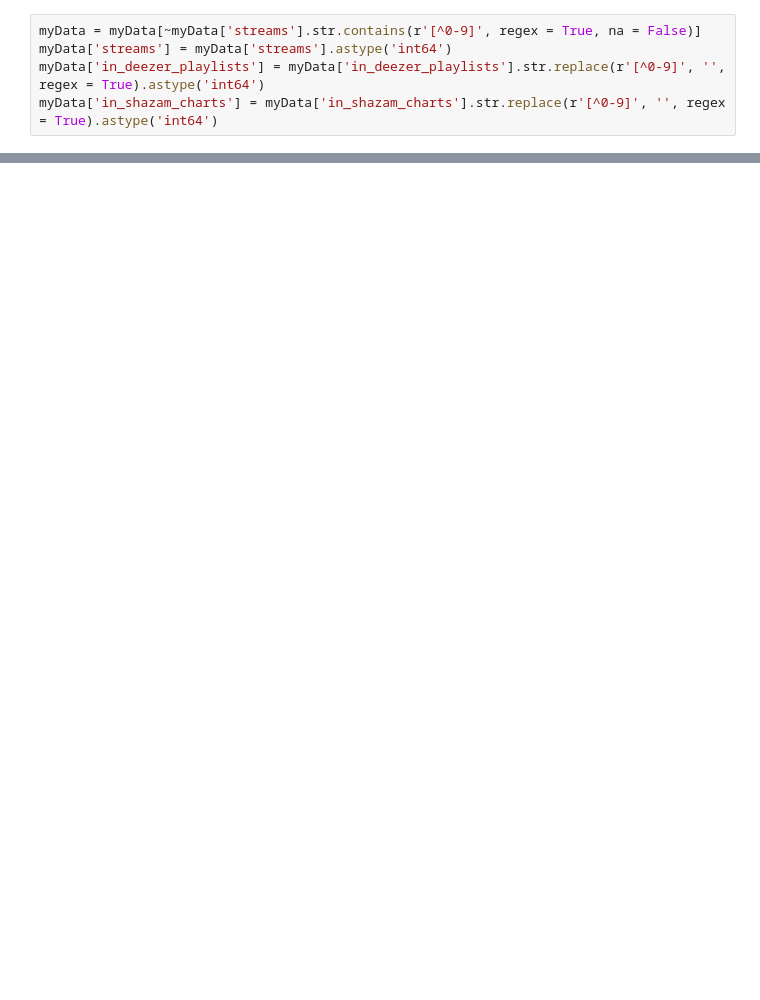
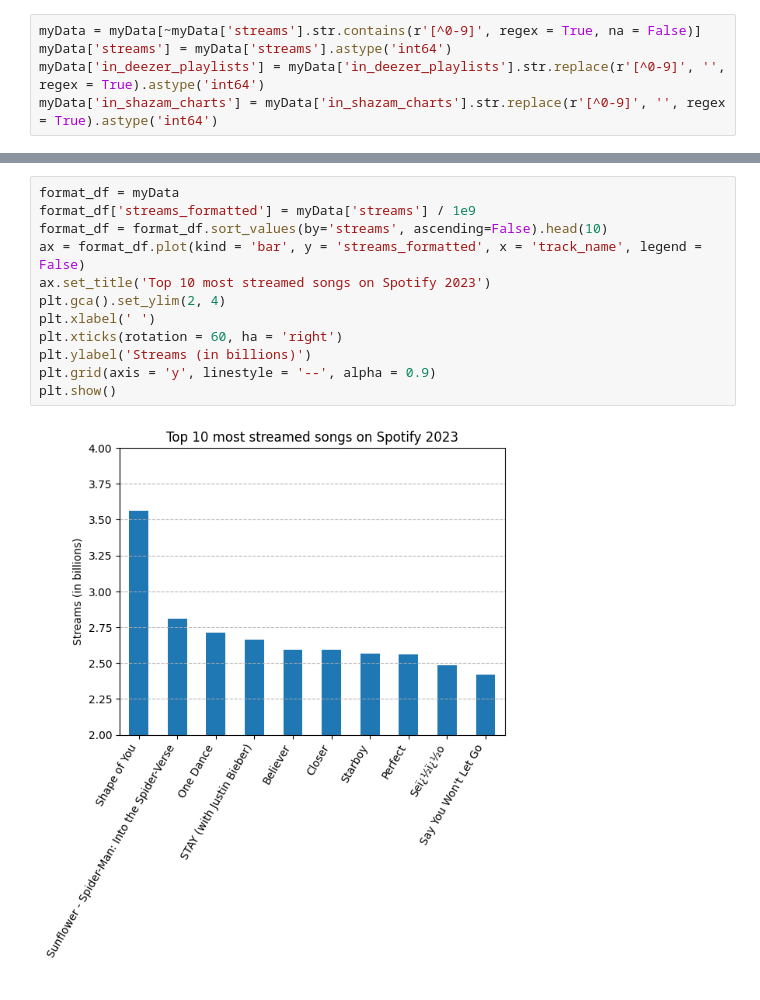
Before and after one commit to ad-mz/Python-Jupyter, a Jupyter notebook: case_study.ipynb, the cells around one changed output, grey strips where cells are left out. Drawn from its saved outputs; the diff is of its cells as text; blank space fills up the shorter version.

```diff
--- a/case_study.ipynb
+++ b/case_study.ipynb
@@ -141,0 +133,14 @@ plt.show()
+# %%
+format_df = myData
+format_df['streams_formatted'] = myData['streams'] / 1e9
+format_df = format_df.sort_values(by='streams', ascending=False).head(10)
+ax = format_df.plot(kind = 'bar', y = 'streams_formatted', x = 'track_name', legend = False)
+ax.set_title('Top 10 most streamed songs on Spotify 2023')
+plt.gca().set_ylim(2, 4)
+plt.xlabel(' ')
+plt.xticks(rotation = 60, ha = 'right')
+plt.ylabel('Streams (in billions)')
+plt.grid(axis = 'y', linestyle = '--', alpha = 0.9)
+plt.show()
+# %% [output]
+[figure, added]
```
Also changed, not shown: parts of 20 cells of this notebook, 1 other file.
